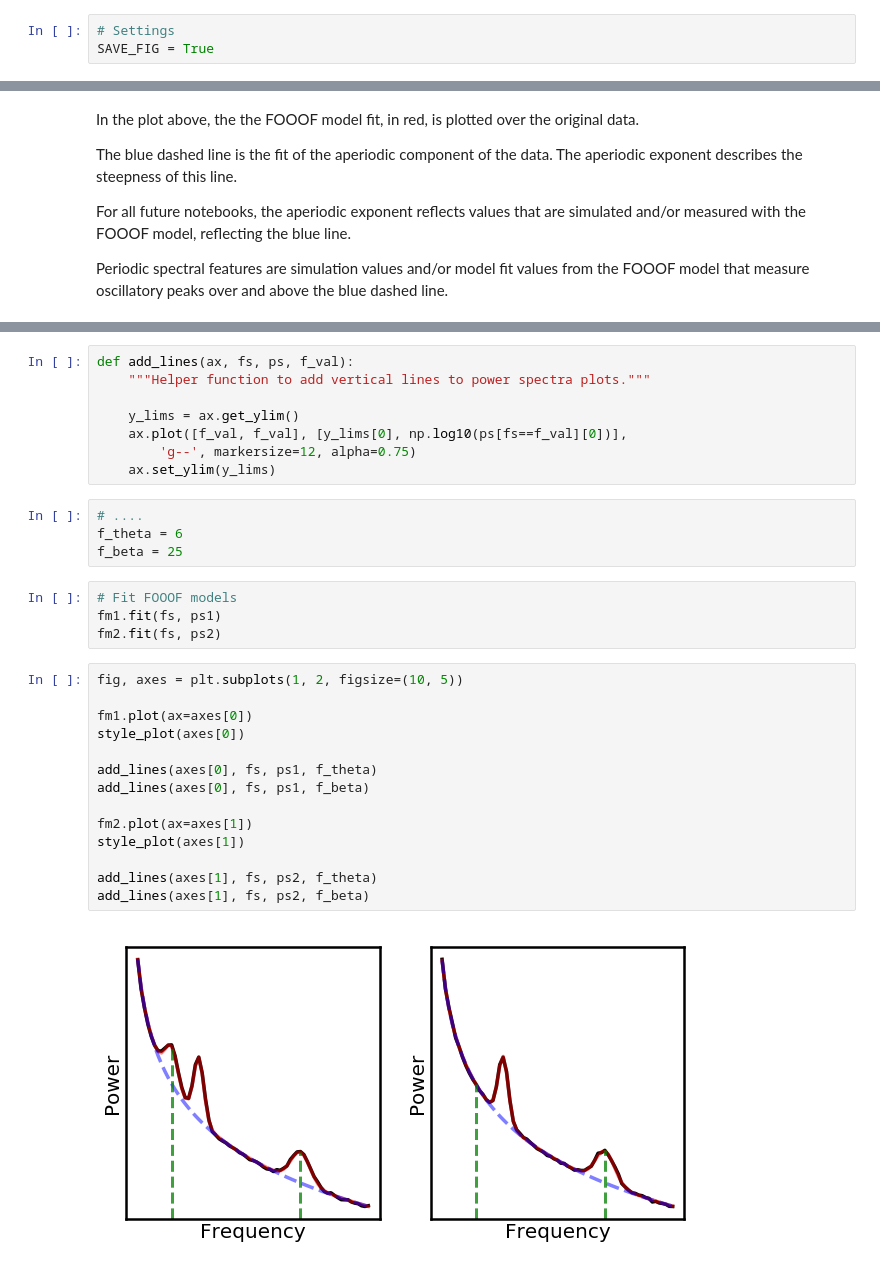
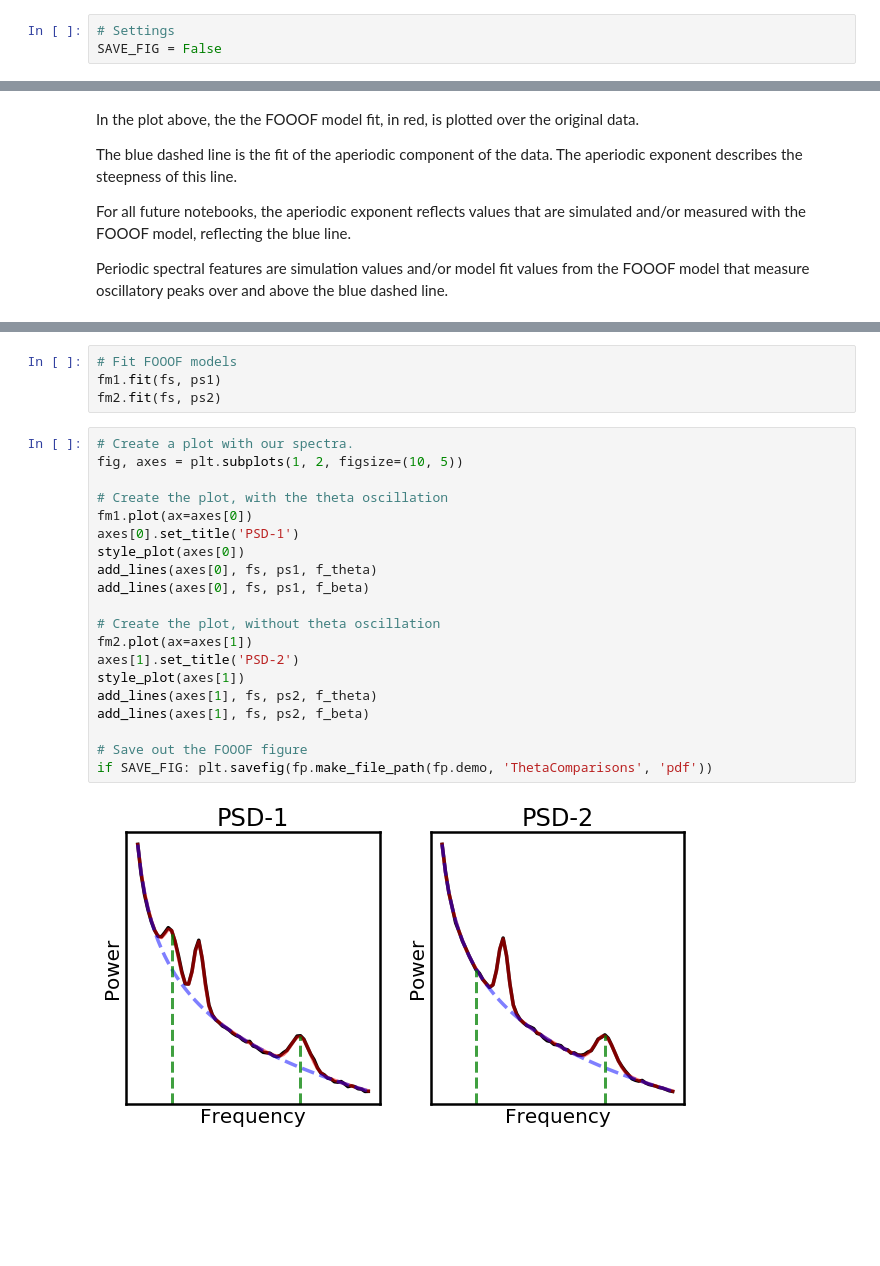
Before and after one commit to voytekresearch/BandRatios, a Jupyter notebook: notebooks/0-Introduction.ipynb, the cells around one changed output, grey strips where cells are left out. Cells and saved outputs as stored; diff of their text form; blank space fills up the shorter version.

```diff
--- a/notebooks/0-Introduction.ipynb
+++ b/notebooks/0-Introduction.ipynb
@@ -31,7 +29,7 @@ from paths import FIGS_PATHS as fp
 from paths import DATA_PATHS as dp
 # %%
 # Settings
-SAVE_FIG = True
+SAVE_FIG = False
 # %% [markdown]
 ## What is a Band Ratio
 
@@ -167,32 +181,26 @@ def style_plot(ax):
-# %%
-def add_lines(ax, fs, ps, f_val):
-    """Helper function to add vertical lines to power spectra plots."""
-
-    y_lims = ax.get_ylim()
-    ax.plot([f_val, f_val], [y_lims[0], np.log10(ps[fs==f_val][0])],
-        'g--', markersize=12, alpha=0.75)
-    ax.set_ylim(y_lims)
-# %%
-# ....
-f_theta = 6
-f_beta = 25
 # %%
 # Fit FOOOF models
 fm1.fit(fs, ps1)
 fm2.fit(fs, ps2)
 # %%
+# Create a plot with our spectra.
 fig, axes = plt.subplots(1, 2, figsize=(10, 5))
 
+# Create the plot, with the theta oscillation
 fm1.plot(ax=axes[0])
+axes[0].set_title('PSD-1')
 style_plot(axes[0])
-
 add_lines(axes[0], fs, ps1, f_theta)
 add_lines(axes[0], fs, ps1, f_beta)
 
+# Create the plot, without theta oscillation
 fm2.plot(ax=axes[1])
+axes[1].set_title('PSD-2')
 style_plot(axes[1])
-
 add_lines(axes[1], fs, ps2, f_theta)
 add_lines(axes[1], fs, ps2, f_beta)
+
+# Save out the FOOOF figure
+if SAVE_FIG: plt.savefig(fp.make_file_path(fp.demo, 'ThetaComparisons', 'pdf'))
 # %% [output]
-[figure, old version]
+[figure, new version]
```
Also changed, not shown: parts of 22 cells of this notebook, 7 other files.
